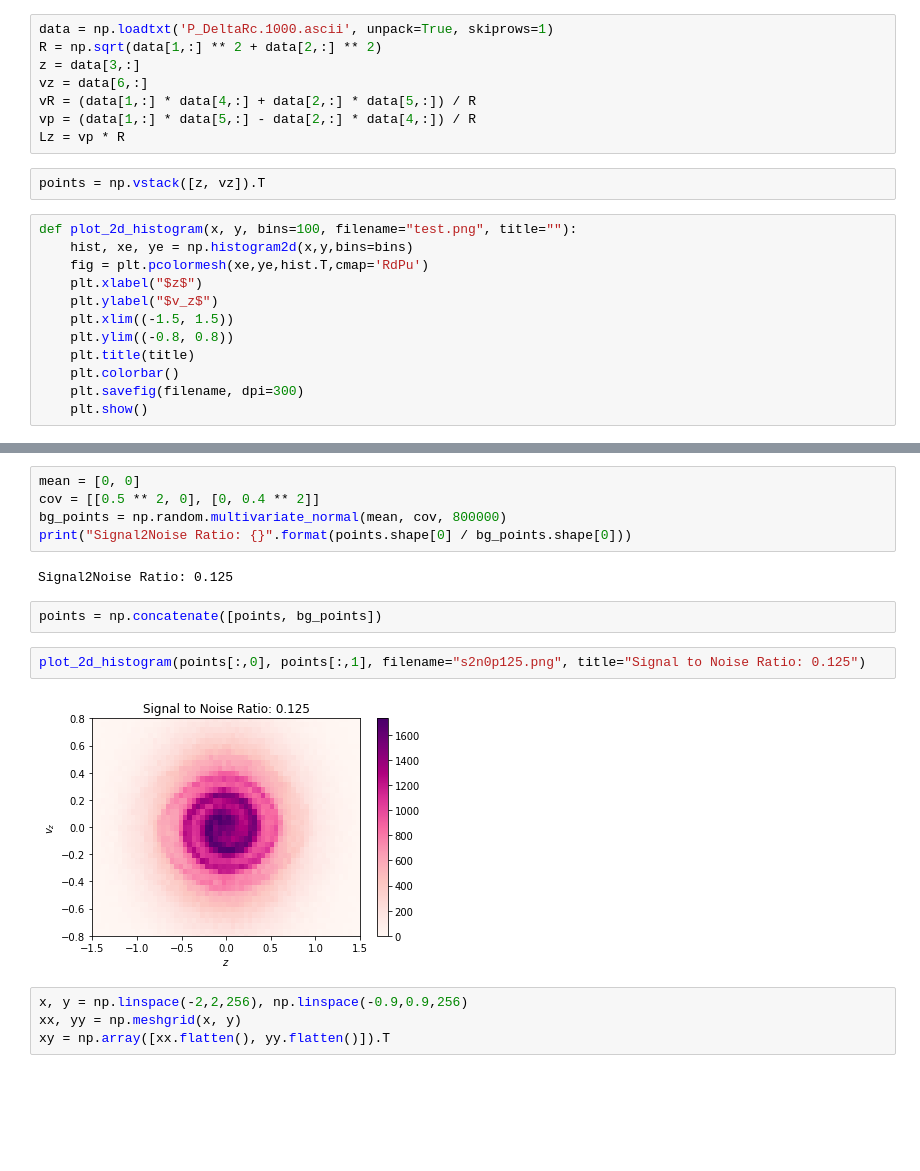
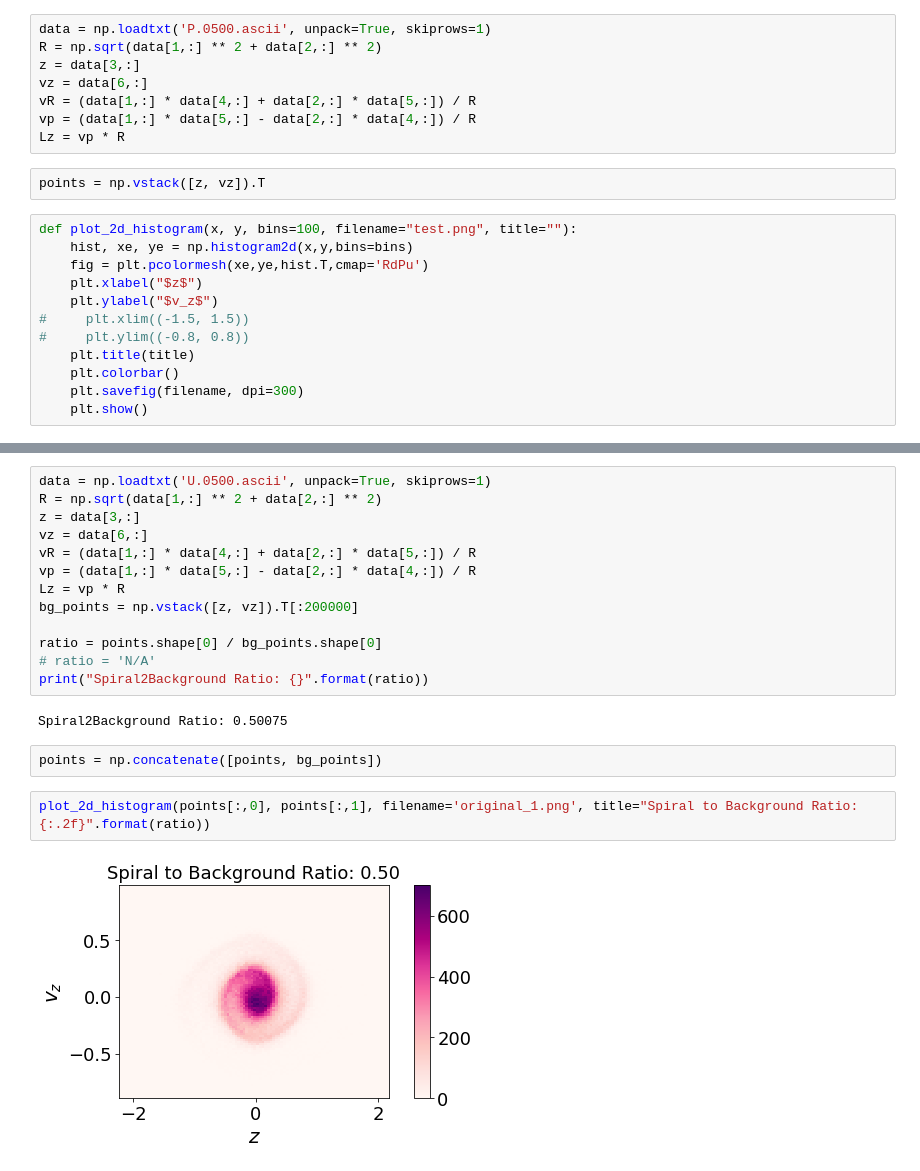
Before and after one commit to astralcai/phase-space-ridge-finding, a Jupyter notebook: examples/tests2.ipynb, the cells around one changed output, grey strips where cells are left out. Saved outputs shown, nothing was run; the diff lists cells and outputs as text; blank space fills up the shorter version.

```diff
--- a/examples/tests2.ipynb
+++ b/examples/tests2.ipynb
@@ -14,5 +15,5 @@ import scms as scms
 # %%
-data = np.loadtxt('P_DeltaRc.1000.ascii', unpack=True, skiprows=1)
+data = np.loadtxt('P.0500.ascii', unpack=True, skiprows=1)
 R = np.sqrt(data[1,:] ** 2 + data[2,:] ** 2)
 z = data[3,:]
 vz = data[6,:]
@@ -27,8 +28,8 @@ def plot_2d_histogram(x, y, bins=100, filename="test.png", title=""):
     fig = plt.pcolormesh(xe,ye,hist.T,cmap='RdPu')
     plt.xlabel("$z$")
     plt.ylabel("$v_z$")
-    plt.xlim((-1.5, 1.5))
-    plt.ylim((-0.8, 0.8))
+#     plt.xlim((-1.5, 1.5))
+#     plt.ylim((-0.8, 0.8))
     plt.title(title)
     plt.colorbar()
     plt.savefig(filename, dpi=300)
@@ -40,17 +41,21 @@ plot_2d_histogram(points[:,0], points[:,1], bins=100, filename="original.png")
-# %%
-mean = [0, 0]
-cov = [[0.5 ** 2, 0], [0, 0.4 ** 2]]
-bg_points = np.random.multivariate_normal(mean, cov, 800000)
-print("Signal2Noise Ratio: {}".format(points.shape[0] / bg_points.shape[0]))
-# %% [output]
-Signal2Noise Ratio: 0.125
+# %%
+data = np.loadtxt('U.0500.ascii', unpack=True, skiprows=1)
+R = np.sqrt(data[1,:] ** 2 + data[2,:] ** 2)
+z = data[3,:]
+vz = data[6,:]
+vR = (data[1,:] * data[4,:] + data[2,:] * data[5,:]) / R
+vp = (data[1,:] * data[5,:] - data[2,:] * data[4,:]) / R
+Lz = vp * R
+bg_points = np.vstack([z, vz]).T[:200000]
+
+ratio = points.shape[0] / bg_points.shape[0]
+# ratio = 'N/A'
+print("Spiral2Background Ratio: {}".format(ratio))
+# %% [output]
+Spiral2Background Ratio: 0.50075
 # %%
 points = np.concatenate([points, bg_points])
 # %%
-plot_2d_histogram(points[:,0], points[:,1], filename="s2n0p125.png", title="Signal to Noise Ratio: 0.125")
+plot_2d_histogram(points[:,0], points[:,1], filename='original_1.png', title="Spiral to Background Ratio: {:.2f}".format(ratio))
 # %% [output]
-[figure, old version]
+[figure, new version]
-# %%
-x, y = np.linspace(-2,2,256), np.linspace(-0.9,0.9,256)
-xx, yy = np.meshgrid(x, y)
-xy = np.array([xx.flatten(), yy.flatten()]).T
```
Also changed, not shown: parts of 9 cells of this notebook, 51 other files.
